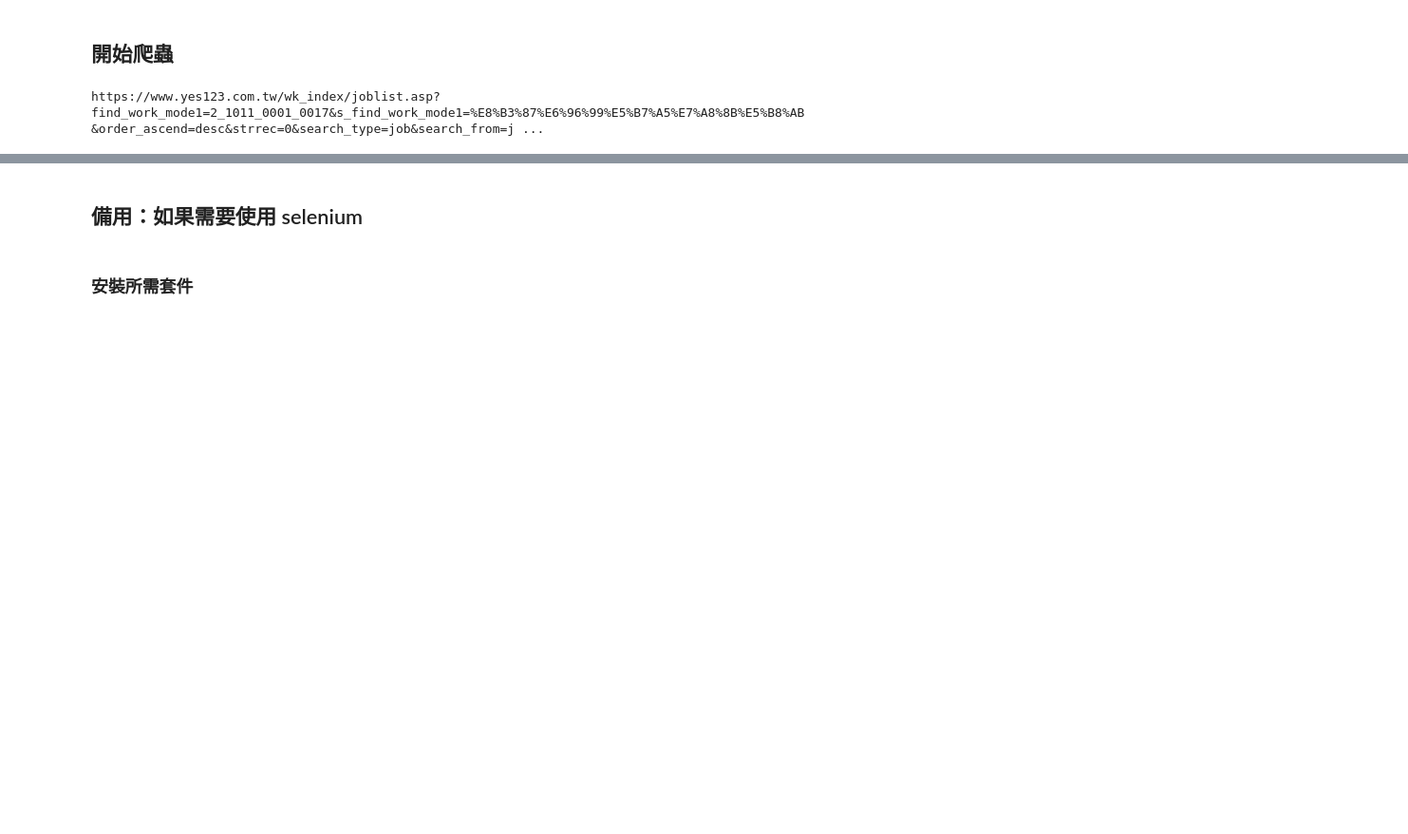
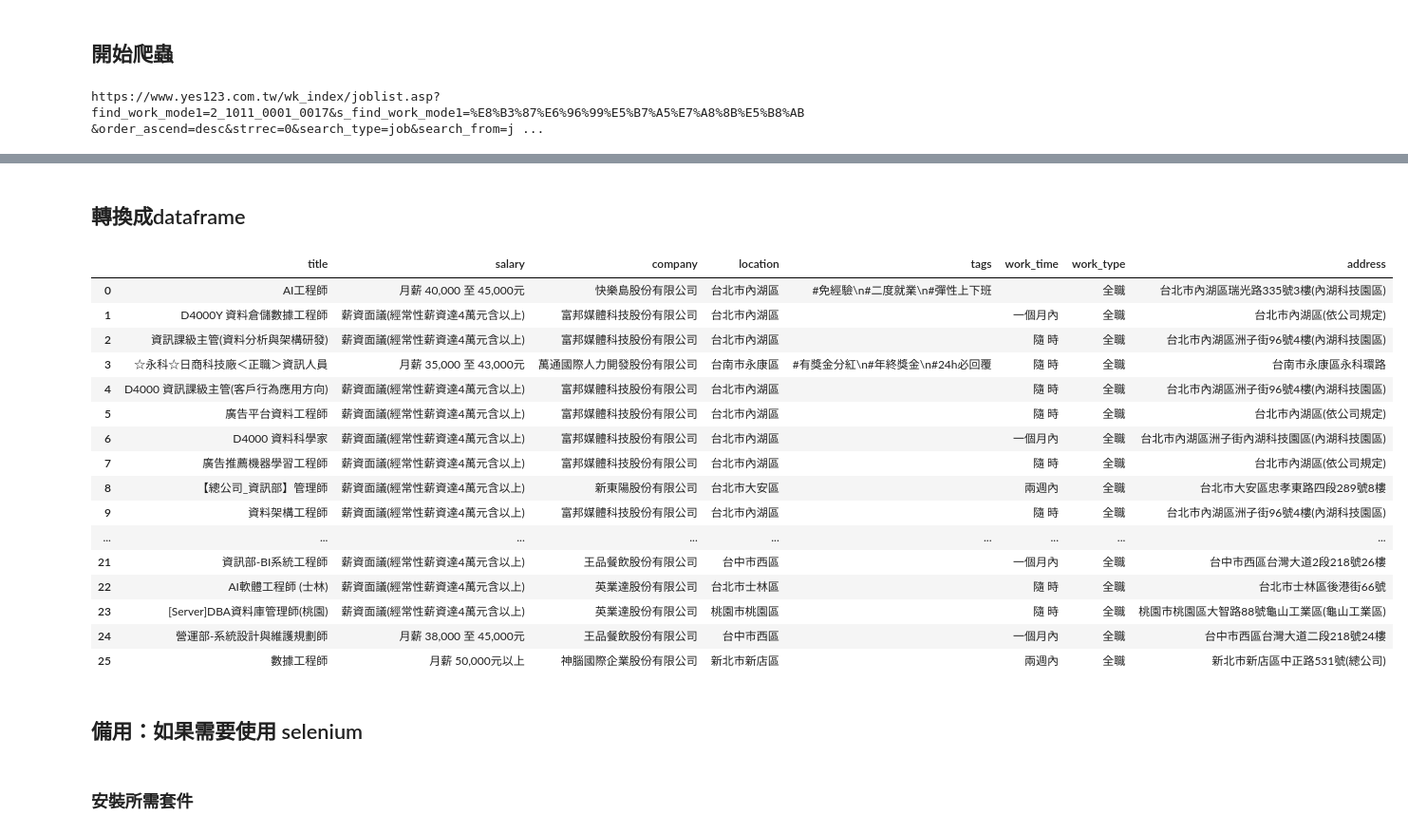
Before and after one commit to NJR201-job-market-analysis/crawler, a Jupyter notebook: yes123/yes123.ipynb, the cells around one changed output, grey strips where cells are left out. Shown at 95% size. Cells and saved outputs as stored; diff of their text form; code cells hidden in the pictures; blank space fills up the shorter version.

Commit message:
Crawl basic job list.

```diff
--- a/yes123/yes123.ipynb
+++ b/yes123/yes123.ipynb
@@ -34,33 +114,0 @@ def crawl_a_job(job_link):
-# %%
-def crawl_all_results(html):
-    job_items = html.find_all("div",{"class":"Job_opening_M"})
-    print(len(job_items))
-    for job_item in job_items:
-        divs = job_item.find("div",{"class":"Job_opening_item_info_M"}).find_all('div')
-        # 工作名稱
-        title_text = divs[1].find('h5').get_text().strip()
-        # 以下兩個之後會在table「company」獨立建表
-        company_text = divs[2].find('h5').get_text().strip()
-        # 這個以後會替換成完整地址，但我個人想保留地區，分類可能會有用
-        county_text = divs[3].find('h5').get_text().strip()
-        salary_text = divs[4].find('h5').get_text().strip()
-
-        # tags: 有些有有些沒有
-        tags = ''
-        if len(divs) > 5:
-            for div in divs[5:]:
-                tags += div.get_text().strip()
-
-        job = {
-            "title": title_text,
-            "salary": salary_text,
-            "company": company_text,
-            "county": county_text,
-            "tags": tags
-        };
-        print(job)
-
-        # 準備爬取每個職缺連結
-        job_link = job_item.find('a')['href']
-        job_link = 'https://www.yes123.com.tw/wk_index/' + job_link
-        print(job_link)
@@ -86,0 +125,3 @@ https://www.yes123.com.tw/wk_index/job.asp?p_id=7042309_12228473&job_id=20250218
+# %%
+html = get_html_from_url(url)
+job_list = crawl_all_results(html)
@@ -87,3 +146,26 @@ https://www.yes123.com.tw/wk_index/job.asp?p_id=7042309_12228473&job_id=20250218
+# %% [markdown]
+## 轉換成dataframe
+# %%
+df = pd.DataFrame(job_list)
+df
+# %% [output]
+|  | title | salary | company | location | tags | work_time | work_type | address |
+| 0 | AI工程師 | 月薪 40,000 至 45,000元 | 快樂島股份有限公司 | 台北市內湖區 | #免經驗\n#二度就業\n#彈性上下班 |  | 全職 | 台北市內湖區瑞光路335號3樓(內湖科技園區) |
+| 1 | D4000Y 資料倉儲數據工程師 | 薪資面議(經常性薪資達4萬元含以上) | 富邦媒體科技股份有限公司 | 台北市內湖區 |  | 一個月內 | 全職 | 台北市內湖區(依公司規定) |
+| 2 | 資訊課級主管(資料分析與架構研發) | 薪資面議(經常性薪資達4萬元含以上) | 富邦媒體科技股份有限公司 | 台北市內湖區 |  | 隨 時 | 全職 | 台北市內湖區洲子街96號4樓(內湖科技園區) |
+| 3 | ☆永科☆日商科技廠＜正職＞資訊人員 | 月薪 35,000 至 43,000元 | 萬通國際人力開發股份有限公司 | 台南市永康區 | #有獎金分紅\n#年終獎金\n#24h必回覆 | 隨 時 | 全職 | 台南市永康區永科環路 |
+| 4 | D4000 資訊課級主管(客戶行為應用方向) | 薪資面議(經常性薪資達4萬元含以上) | 富邦媒體科技股份有限公司 | 台北市內湖區 |  | 隨 時 | 全職 | 台北市內湖區洲子街96號4樓(內湖科技園區) |
+| 5 | 廣告平台資料工程師 | 薪資面議(經常性薪資達4萬元含以上) | 富邦媒體科技股份有限公司 | 台北市內湖區 |  | 隨 時 | 全職 | 台北市內湖區(依公司規定) |
+| 6 | D4000 資料科學家 | 薪資面議(經常性薪資達4萬元含以上) | 富邦媒體科技股份有限公司 | 台北市內湖區 |  | 一個月內 | 全職 | 台北市內湖區洲子街內湖科技園區(內湖科技園區) |
+| 7 | 廣告推薦機器學習工程師 | 薪資面議(經常性薪資達4萬元含以上) | 富邦媒體科技股份有限公司 | 台北市內湖區 |  | 隨 時 | 全職 | 台北市內湖區(依公司規定) |
+| 8 | 【總公司_資訊部】管理師 | 薪資面議(經常性薪資達4萬元含以上) | 新東陽股份有限公司 | 台北市大安區 |  | 兩週內 | 全職 | 台北市大安區忠孝東路四段289號8樓 |
+| 9 | 資料架構工程師 | 薪資面議(經常性薪資達4萬元含以上) | 富邦媒體科技股份有限公司 | 台北市內湖區 |  | 隨 時 | 全職 | 台北市內湖區洲子街96號4樓(內湖科技園區) |
+| ... | ... | ... | ... | ... | ... | ... | ... | ... |
+| 21 | 資訊部-BI系統工程師 | 薪資面議(經常性薪資達4萬元含以上) | 王品餐飲股份有限公司 | 台中市西區 |  | 一個月內 | 全職 | 台中市西區台灣大道2段218號26樓 |
+| 22 | AI軟體工程師 (士林) | 薪資面議(經常性薪資達4萬元含以上) | 英業達股份有限公司 | 台北市士林區 |  | 隨 時 | 全職 | 台北市士林區後港街66號 |
+| 23 | [Server]DBA資料庫管理師(桃園) | 薪資面議(經常性薪資達4萬元含以上) | 英業達股份有限公司 | 桃園市桃園區 |  | 隨 時 | 全職 | 桃園市桃園區大智路88號龜山工業區(龜山工業區) |
+| 24 | 營運部-系統設計與維護規劃師 | 月薪 38,000 至 45,000元 | 王品餐飲股份有限公司 | 台中市西區 |  | 一個月內 | 全職 | 台中市西區台灣大道二段218號24樓 |
+| 25 | 數據工程師 | 月薪 50,000元以上 | 神腦國際企業股份有限公司 | 新北市新店區 |  | 兩週內 | 全職 | 新北市新店區中正路531號(總公司) |
 # %% [markdown]
 ## 備用：如果需要使用 selenium
 # %% [markdown]
```
Also changed, not shown: parts of 11 cells of this notebook.
